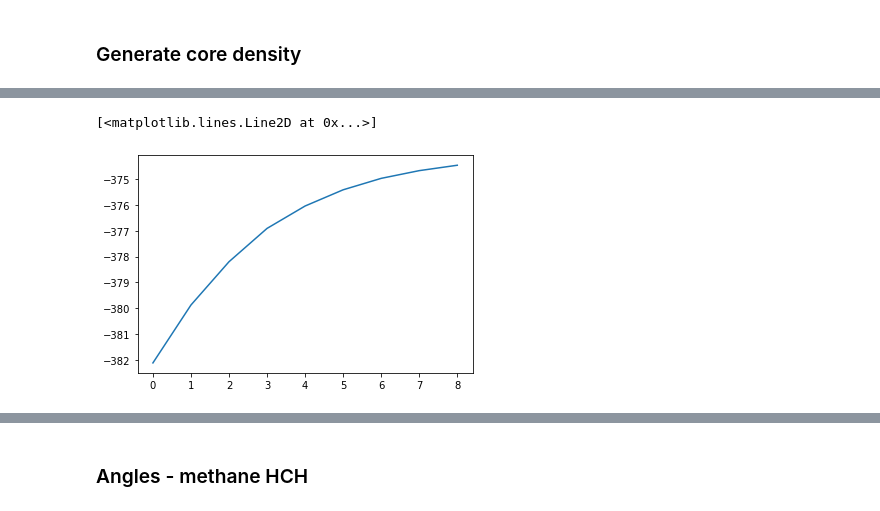
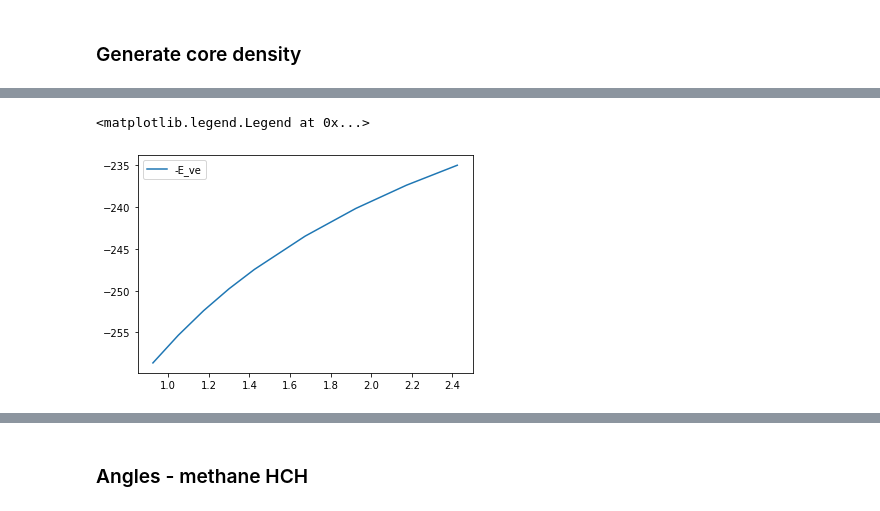
Before and after one commit to ferchault/APDFT, a Jupyter notebook: prototyping/atomic_energies/analysis/geometry/analyse_energies.ipynb, the cells around one changed output, grey strips where cells are left out. Saved outputs shown, nothing was run; the diff lists cells and outputs as text; code cells hidden in the pictures.

```diff
--- a/prototyping/atomic_energies/analysis/geometry/analyse_energies.ipynb
+++ b/prototyping/atomic_energies/analysis/geometry/analyse_energies.ipynb
@@ -912,45 +954,45 @@ dict_keys(['ang_58.0', 'ang_70.0', 'ang_83.0', 'ang_95.0', 'ang_108.0', 'ang_120
 mu_ueg = get_mu_I_ueg(2) # mu ueg for 10 core electrons
 # %%
 tilde_mu_core_complete = []
-for atom_index in range(5):
+for atom_index in range(5): # heavy atoms go from 0 to 4
     tilde_mu_core = []
-    for angle in geometries.keys():
+    for angle in geometries.keys(): # angle scan
         #atom_index = 4
         lam_vals = np.array([0.2*32, 13, 19, 26, 32])/32
 
         # necessary to generate the core densities rho_c,J
         molecule = geometries[angle]
-        d_IJs = molecule.get_distances(atom_index, np.where(molecule.get_atomic_numbers() > 1))
-        Z_Js = molecule.get_atomic_numbers()[molecule.get_atomic_numbers()>1]
+        d_IJs = molecule.get_distances(atom_index, np.where(molecule.get_atomic_numbers() > 1)) # distance of atom[atom_index] to all the other heavy atoms
+        Z_Js = molecule.get_atomic_numbers()[molecule.get_atomic_numbers()>1] # nuclear charges of heavy atoms
 
-        integrals_IJ = {f'{np.round(d_IJ,4)}_{Z_J}':[] for  d_IJ, Z_J in zip(d_IJs, Z_Js)}
 
-        for d_IJ, Z_J in zip(d_IJs, Z_Js):
+        integrals_IJ = {f'd_{atom_index}{J}_{Z_J}':[] for  J, Z_J in zip(range(5), Z_Js)} # dictionary where \int dr rho_J/|r-R_I| is saved
+
+        for J, d_IJ, Z_J in zip(range(5), d_IJs, Z_Js): # iterate over all atom pairs IJ (including I=J) for atom index
 
             mu_IJ_lambda = []
 
-            # if I = J use analytical solution
-            if np.isclose(d_IJ, 0):
+
+            if np.isclose(d_IJ, 0): # if I = J use analytical solution
                 for lam_val in lam_vals:
                     Ne = 2 # number of core electrons
                     a0 = 1 # Bohr radius
                     mu_IJ_lambda.append(Ne*Z_J*lam_val/a0)
 
-            else:
+            else: # integration via Becke-Lebedev grid
                 mu_IJ_lambda = get_mu_c_IJ_lambda(d_IJ, lam_vals, Z_J)
 
-            integrals_IJ[f'{np.round(d_IJ,4)}_{Z_J}'] = mu_IJ_lambda
+            integrals_IJ[f'd_{atom_index}{J}_{Z_J}'] = mu_IJ_lambda
 
         # add mu at lambda = 0
         for k in integrals_IJ.keys():
             integrals_IJ[k].insert(0, mu_ueg)
         # integrate over lambda -> tilde mu_core_IJ
         lambdas_complete = np.concatenate((np.array([0.0]), lam_vals))
-
         tilde_mu_IJ = []
         for k in integrals_IJ.keys():
             tilde_mu_IJ.append(np.trapz(integrals_IJ[k], lambdas_complete))
 
-        tilde_mu_core_I = np.array(tilde_mu_IJ).sum()
-        tilde_mu_core.append(tilde_mu_core_I)
+        tilde_mu_core_I = np.array(tilde_mu_IJ).sum() # sum up integrals for all pairwise interactions -> mu_I core for one geometry
+        tilde_mu_core.append(tilde_mu_core_I) #-> mu_I core for all geometries
     tilde_mu_core_complete.append(tilde_mu_core)
@@ -964,3 +1039,11 @@ for i in range(tilde_mu_core_complete.shape[1]):
 e_el_ve = []
 for i in range(e_el.shape[0]):
     e_el_ve.append(e_el[i].sum())
+# %%
+angle_value = []
+for k in geometries.keys():
+    #angle_value.append(geometries[k].get_angle(1, 2,4))
+    angle_value.append(geometries[k].get_distance(2,4))
+
+    #ang = np.round(molecule.get_angle(1, 2,4))
+    #geometries[f'ang_{ang}'] = molecule
@@ -967,5 +1090,6 @@ for i in range(e_el.shape[0]):
 # %%
-plt.plot(np.array(e_el_core)+np.array(e_el_ve)+nuc_rep)
+plt.plot(angle_value,np.array(e_el_ve), label="-E_ve")
+plt.legend()
 # %% [output]
-[<matplotlib.lines.Line2D at 0x...>]
+<matplotlib.legend.Legend at 0x...>
-[figure, old version]
+[figure, new version]
```
Also changed, not shown: parts of 27 cells of this notebook, 5 other files.
